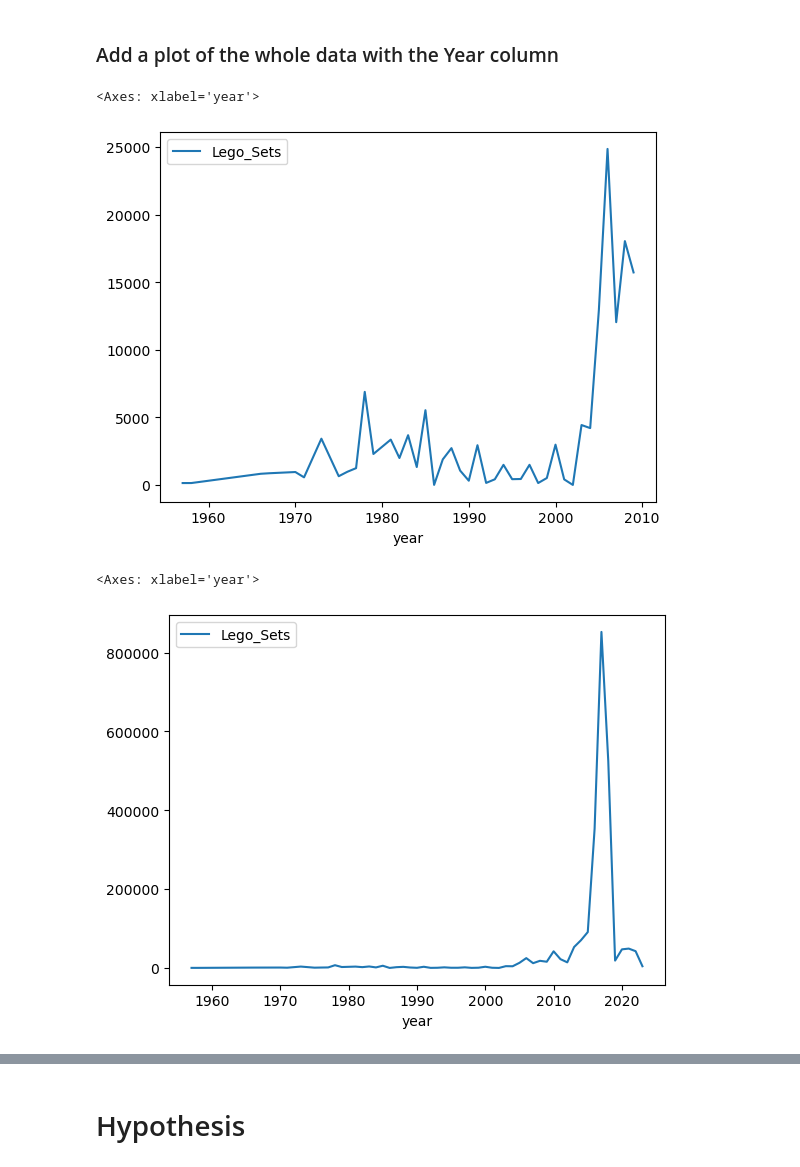
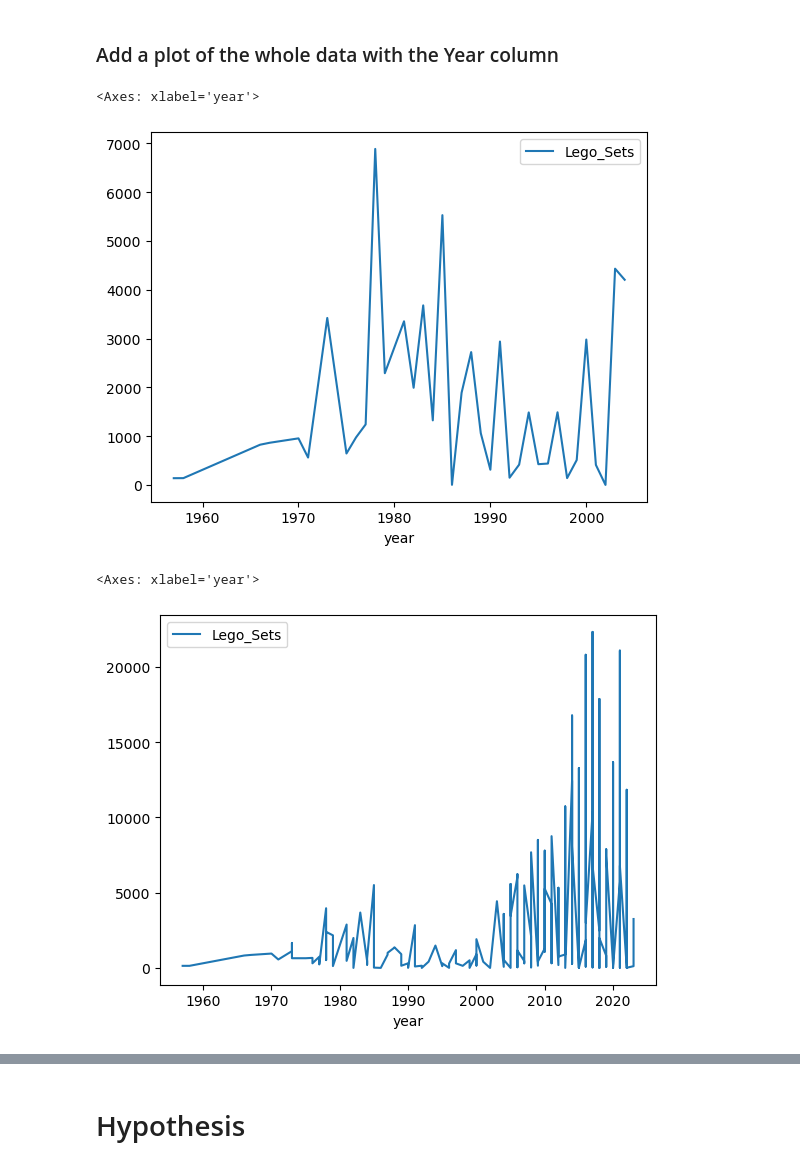
Before and after one commit to AlexOrtiz5/Project-1, a Jupyter notebook: Lego_Sets.ipynb, the cells around one changed output, grey strips where cells are left out. Cells and saved outputs as stored; diff of their text form; code cells hidden in the pictures.

```diff
--- a/Lego_Sets.ipynb
+++ b/Lego_Sets.ipynb
@@ -16,5 +19,5 @@ import matplotlib.pyplot as plt
 # %%
-Lego_df = pd.read_csv('lego_sets_data.csv', dtype={'column_9': int}, low_memory=False,sep=';')
+Lego_df = pd.read_csv('lego_sets_data.csv', dtype={'column_9': int}, low_memory=False, sep=';', decimal=',')
 # %%
 Lego_df
 # %% [output]
@@ -57,12 +68,12 @@ Clean_Lego_df
 # %% [markdown]
 ### Add a plot of the whole data with the Year column
 # %%
-Clean_Lego_df.query('year < 2010').groupby(['year']).size().reset_index(name='Lego_Sets').dropna().sort_values('year').plot.line(x='year', y='Lego_Sets')
+Clean_Lego_df.query('year < 2005').groupby(['year']).size().reset_index(name='Lego_Sets').dropna().sort_values('year').plot.line(x='year', y='Lego_Sets')
 # %% [output]
 <Axes: xlabel='year'>
-[figure, old version]
+[figure, new version]
 # %%
-Clean_Lego_df.groupby(['year']).size().reset_index(name='Lego_Sets').dropna().sort_values('year').plot.line(x='year', y='Lego_Sets')
+Clean_Lego_df.groupby(['year', 'sets_name']).size().reset_index(name='Lego_Sets').dropna().sort_values('year').plot.line(x='year', y='Lego_Sets')
 # %% [output]
 <Axes: xlabel='year'>
-[figure, old version]
+[figure, new version]
```
Also changed, not shown: parts of 17 cells of this notebook, 2 other files.
